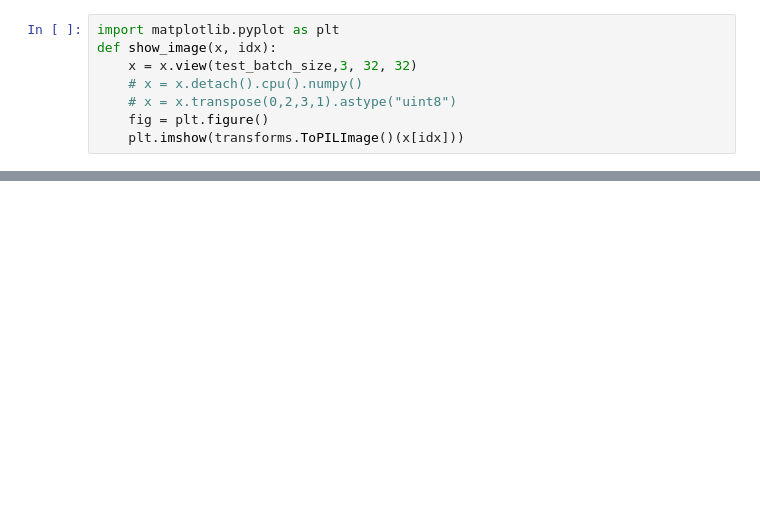
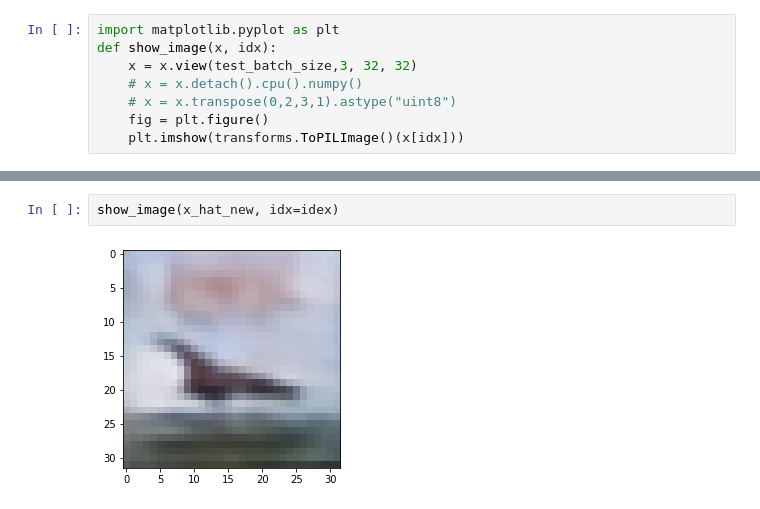
Before and after one commit to NewXericHorizon/ECE114514_Project, a Jupyter notebook: test.ipynb, the cells around one changed output, grey strips where cells are left out. Drawn from its saved outputs; the diff is of its cells as text; blank space fills up the shorter version.

```diff
--- a/test.ipynb
+++ b/test.ipynb
@@ -217,0 +247,4 @@ show_image(x_hat_adv, idx=idex)
+# %%
+show_image(x_hat_new, idx=idex)
+# %% [output]
+[figure, added]
```
Also changed, not shown: parts of 19 cells of this notebook, 6 other files.
